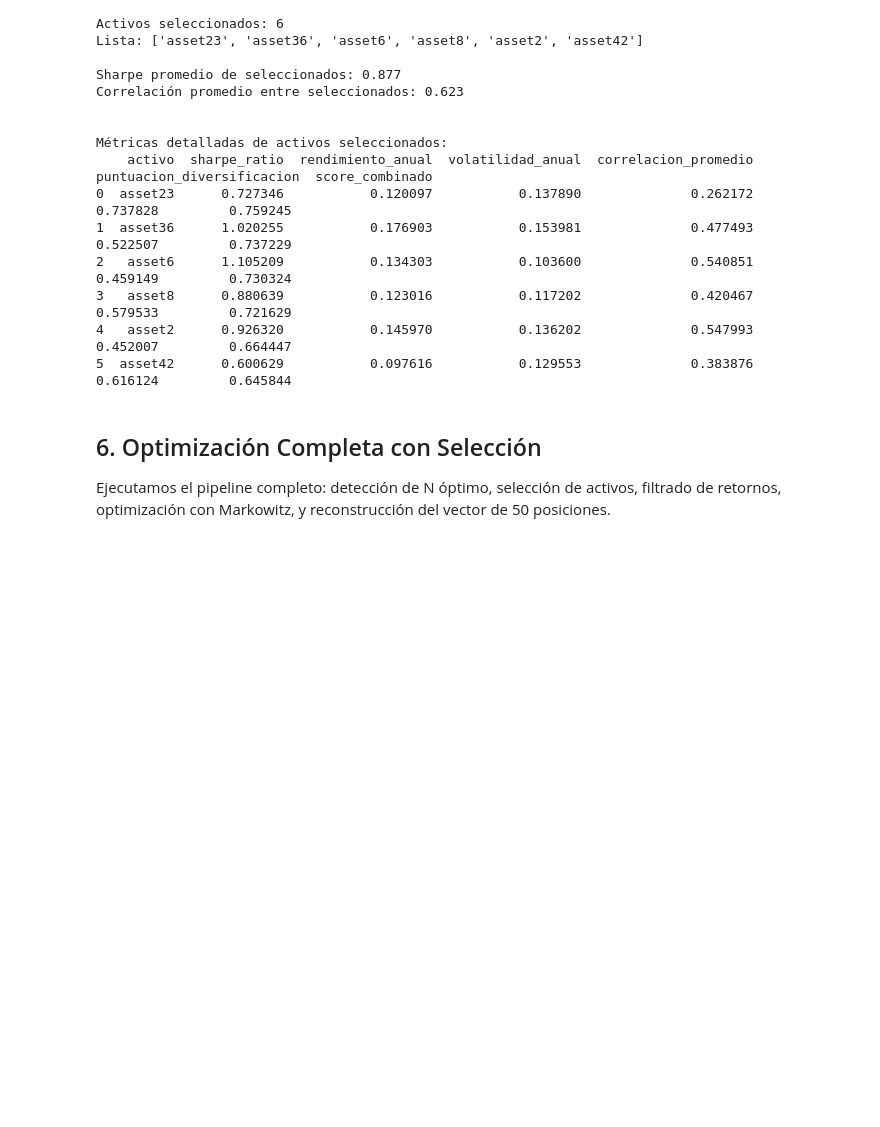
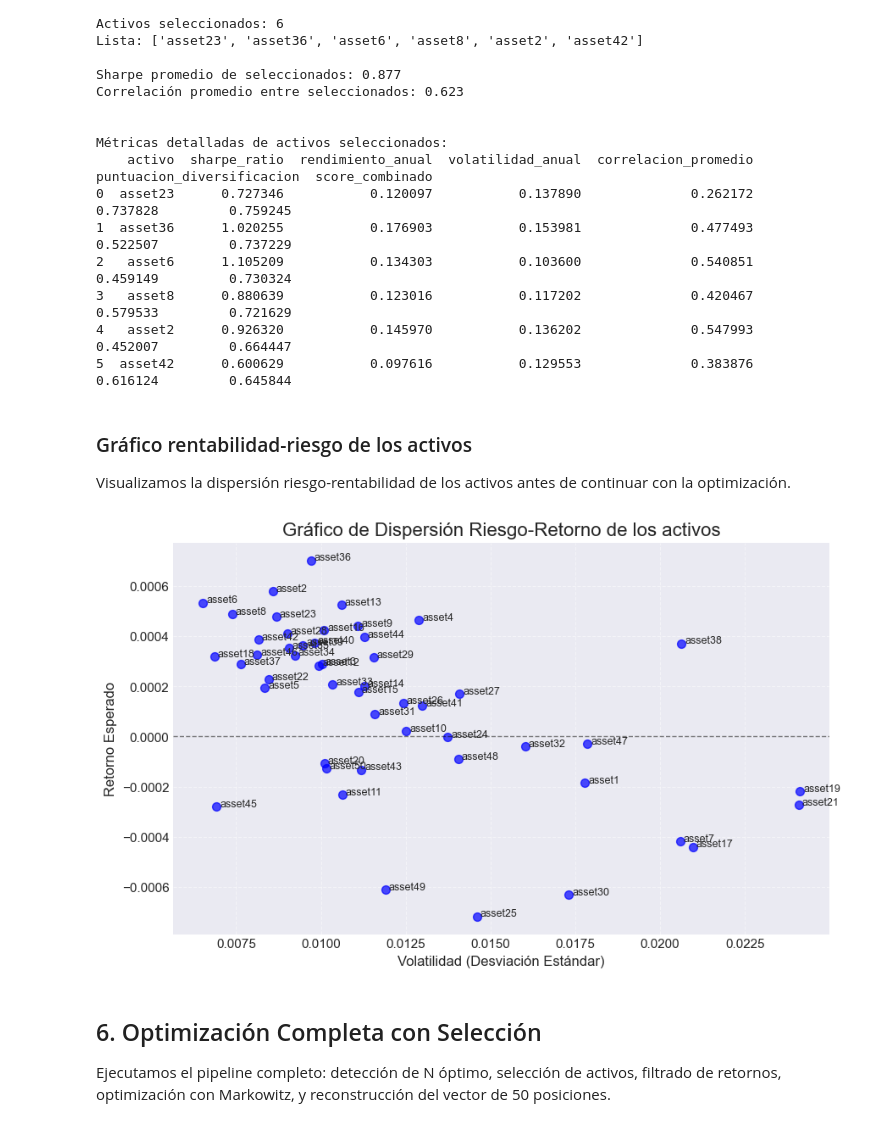
Before and after one commit to Romequinco/TAREA_GESTION_CARTERAS, a Jupyter notebook: notebooks_demostracion/Modulo4_Seleccion_Activos.ipynb, the cells around one changed output. Cells and saved outputs as stored; diff of their text form; code cells hidden in the pictures; blank space fills up the shorter version.

Commit message:
tabla riesgo rent activos individual

```diff
--- a/notebooks_demostracion/Modulo4_Seleccion_Activos.ipynb
+++ b/notebooks_demostracion/Modulo4_Seleccion_Activos.ipynb
@@ -191,6 +191,15 @@ Métricas detalladas de activos seleccionados:
 3   asset8      0.880639           0.123016           0.117202              0.420467                    0.579533         0.721629
 4   asset2      0.926320           0.145970           0.136202              0.547993                    0.452007         0.664447
 5  asset42      0.600629           0.097616           0.129553              0.383876                    0.616124         0.645844
+# %% [markdown]
+### Gráfico rentabilidad-riesgo de los activos
+
+Visualizamos la dispersión riesgo-rentabilidad de los activos antes de continuar con la optimización.
+# %%
+# Gráfico rentabilidad-riesgo de los activos
+seleccion.graficar_rentabilidad_riesgo_activos(retornos)
+# %% [output]
+[figure, added]
 # %% [markdown]
 ## 6. Optimización Completa con Selección
 
```
Also changed, not shown: parts of 4 cells of this notebook, 2 other files.
